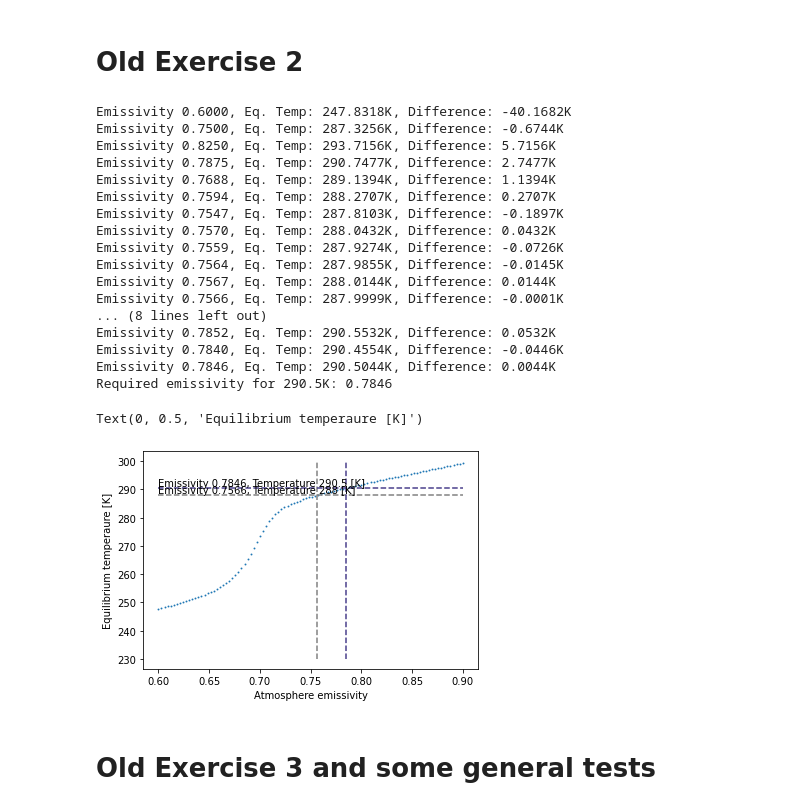
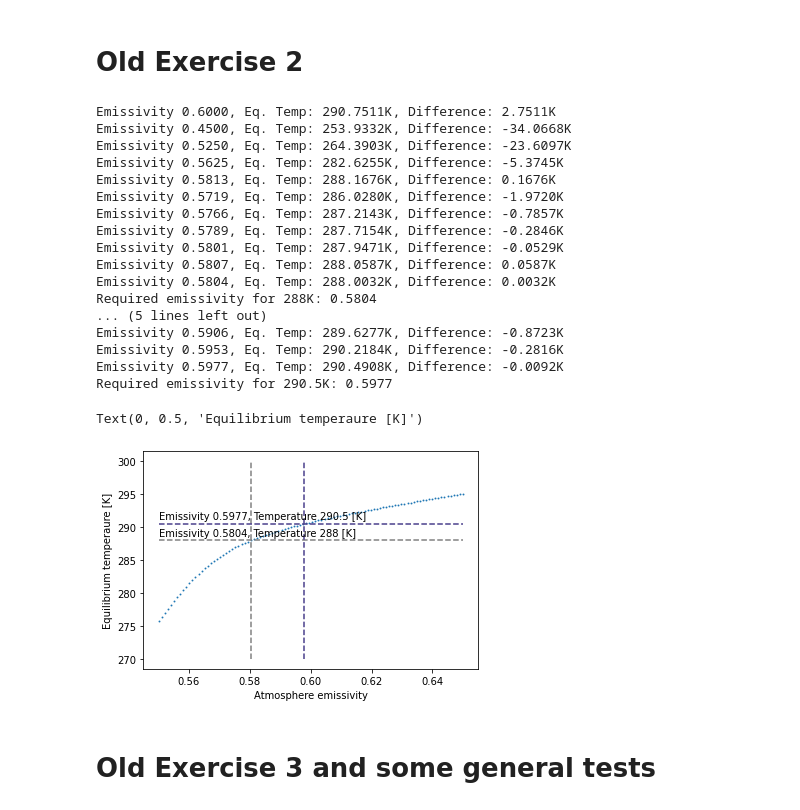
Before and after one commit to dkrieger94/intro, a Jupyter notebook: EarthSystemModel.ipynb, the cells around one changed output. Drawn from its saved outputs; the diff is of its cells as text; code cells hidden in the pictures.

```diff
--- a/EarthSystemModel.ipynb
+++ b/EarthSystemModel.ipynb
@@ -92,7 +92,7 @@ class ESM:
         self.ca_0 = co2 * k_a
         self.co_0 = 6 * zeta * self.ca_0
         self.cs_0 = self.co_0 * (depth_s) / (depth_s + depth_d)
-        self.cd_0 = self.co_0 * (depth_d) / (depth_s + depth_d)
+        self.cd_0 = self.co_0 - self.cs_0
         self.nu = zeta * (self.ca_0 / self.cs_0)
 
         # anthropogenic emissions
@@ -110,19 +110,28 @@ class ESM:
             self.model_state['Ts'] = initial_state['Ts']
             if 'Td' not in vnames:
                 self.model_state['Td'] = initial_state['Ts'] - 10.0
+            else:
+                self.model_state['Td'] = initial_state['Td']
 
             if 'Ca' not in vnames: # Atmospheric   carbon storage (GtC)
                 self.model_state['Ca'] = self.ca_0
             else:
-                self.model_state['Ca'] *= k_a
+                self.model_state['Ca'] = initial_state['Ca'] * k_a
 
             if 'Cs' not in vnames: # Surface Ocean carbon storage (GtC)
                 self.model_state['Cs'] = self.cs_0
+            else:
+                self.model_state['Cs'] = initial_state['Cs']
+
             if 'Cd' not in vnames: # Deep Ocean    carbon storage (GtC)
                 self.model_state['Cd'] = self.cd_0
+            else:
+                self.model_state['Cd'] = initial_state['Cd']
+
             if 'Cl' not in vnames: # Terrestrial   carbon storage (GtC)
                 self.model_state['Cl'] = self.cl_0
-
+            else:
+                self.model_state['Cl'] = initial_state['Cl']
 
         elif np.isscalar(initial_state):
             self.model_state['Ts'] = initial_state
@@ -132,6 +141,7 @@ class ESM:
             self.model_state['Cs'] = self.cs_0
             self.model_state['Cd'] = self.cd_0
             self.model_state['Cl'] = self.cl_0
+
         else:
             raise ValueError("Wrong model initialization")
 
@@ -323,7 +333,7 @@ class ESM:
 
 if __name__ == "__main__":
 
-    model = ESM(initial_state=255.0, lin_olr=True, active_components=1)
+    model = ESM(initial_state={'Ts':255.0, 'Td':240.}, active_components=2)
 
     print('--------------- Initial state -----------')
     model.model_info()
@@ -386,60 +396,61 @@ for i, t_target in enumerate(t_targets):
 
     while np.abs(t_dif) > 0.01:
         new_emss = 0.5*(emss_low+emss_high)
-        model = ESM(initial_state=255.0, emissivity=new_emss, co2=0)
-        temp_eq = model.integrate(sim_time=25., out_freq=None, update_state=False, verbose=False)
+        model = ESM(initial_state=255.0, emissivity=new_emss, active_components=1)
+        output = model.integrate(sim_time=25., update_state=True, verbose=False)
 
-        t_dif = temp_eq - t_target
-        print(f"Emissivity {new_emss:.4f}, Eq. Temp: {temp_eq:.4f}K, Difference: {t_dif:.4f}K")
+        t_dif = output['Ts'] - t_target
+        print(f"Emissivity {new_emss:.4f}, Eq. Temp: {output['Ts']:.4f}K, Difference: {t_dif:.4f}K")
 
         if t_dif > 0:
             emss_high = new_emss
         else:
             emss_low = new_emss
 
     print(f"Required emissivity for {t_target}K: {new_emss:.4f}")
     target_emis[i] = new_emss
 
-emss_arr = np.linspace(0.6, 0.9, 100)
+emss_arr = np.linspace(0.55, 0.65, 100)
 
 temp_eq = np.empty_like(emss_arr)
 
 for i, emss in enumerate(emss_arr):
 
-    model = ESM(initial_state=255.0, emissivity=emss, co2=0)
-    temp_eq[i] = model.integrate(sim_time=25., out_freq=None, update_state=False, verbose=False)
+    model = ESM(initial_state=255.0, emissivity=emss, active_components=1)
+    output = model.integrate(sim_time=25., update_state=True, verbose=False)
+    temp_eq[i] = output['Ts']
 
 
 # tau = 1.0 - 0.5 * emss_arr
 plt.scatter(emss_arr, temp_eq, s=0.8)
 
 for i, t in enumerate(t_targets):
     plt.hlines(t, emss_arr.min(), emss_arr.max(), colors=colors[i], linestyles='dashed', label='')
-    plt.vlines(target_emis[i], 230., 300., colors=colors[i], linestyles='dashed', label='')
+    plt.vlines(target_emis[i], 270., 300., colors=colors[i], linestyles='dashed', label='')
     plt.annotate(f'Emissivity {target_emis[i]:.4f}, Temperature {t} [K]', xy=(emss_arr.min(), t+0.7), xycoords='data')
 
 plt.xlabel("Atmosphere emissivity")
 plt.ylabel("Equilibrium temperaure [K]")
 # %% [output]
-Emissivity 0.6000, Eq. Temp: 247.8318K, Difference: -40.1682K
-Emissivity 0.7500, Eq. Temp: 287.3256K, Difference: -0.6744K
-Emissivity 0.8250, Eq. Temp: 293.7156K, Difference: 5.7156K
-Emissivity 0.7875, Eq. Temp: 290.7477K, Difference: 2.7477K
-Emissivity 0.7688, Eq. Temp: 289.1394K, Difference: 1.1394K
-Emissivity 0.7594, Eq. Temp: 288.2707K, Difference: 0.2707K
-Emissivity 0.7547, Eq. Temp: 287.8103K, Difference: -0.1897K
-Emissivity 0.7570, Eq. Temp: 288.0432K, Difference: 0.0432K
-Emissivity 0.7559, Eq. Temp: 287.9274K, Difference: -0.0726K
-Emissivity 0.7564, Eq. Temp: 287.9855K, Difference: -0.0145K
-Emissivity 0.7567, Eq. Temp: 288.0144K, Difference: 0.0144K
-Emissivity 0.7566, Eq. Temp: 287.9999K, Difference: -0.0001K
-... (8 lines left out)
-Emissivity 0.7852, Eq. Temp: 290.5532K, Difference: 0.0532K
-Emissivity 0.7840, Eq. Temp: 290.4554K, Difference: -0.0446K
-Emissivity 0.7846, Eq. Temp: 290.5044K, Difference: 0.0044K
-Required emissivity for 290.5K: 0.7846
+Emissivity 0.6000, Eq. Temp: 290.7511K, Difference: 2.7511K
+Emissivity 0.4500, Eq. Temp: 253.9332K, Difference: -34.0668K
+Emissivity 0.5250, Eq. Temp: 264.3903K, Difference: -23.6097K
+Emissivity 0.5625, Eq. Temp: 282.6255K, Difference: -5.3745K
+Emissivity 0.5813, Eq. Temp: 288.1676K, Difference: 0.1676K
+Emissivity 0.5719, Eq. Temp: 286.0280K, Difference: -1.9720K
+Emissivity 0.5766, Eq. Temp: 287.2143K, Difference: -0.7857K
+Emissivity 0.5789, Eq. Temp: 287.7154K, Difference: -0.2846K
+Emissivity 0.5801, Eq. Temp: 287.9471K, Difference: -0.0529K
+Emissivity 0.5807, Eq. Temp: 288.0587K, Difference: 0.0587K
+Emissivity 0.5804, Eq. Temp: 288.0032K, Difference: 0.0032K
+Required emissivity for 288K: 0.5804
+... (5 lines left out)
+Emissivity 0.5906, Eq. Temp: 289.6277K, Difference: -0.8723K
+Emissivity 0.5953, Eq. Temp: 290.2184K, Difference: -0.2816K
+Emissivity 0.5977, Eq. Temp: 290.4908K, Difference: -0.0092K
+Required emissivity for 290.5K: 0.5977
 Text(0, 0.5, 'Equilibrium temperaure [K]')
-[figure, old version]
+[figure, new version]
 # %% [markdown]
 # Old Exercise 3 and some general tests
 # %%
```
Also changed, not shown: parts of 3 cells of this notebook.
